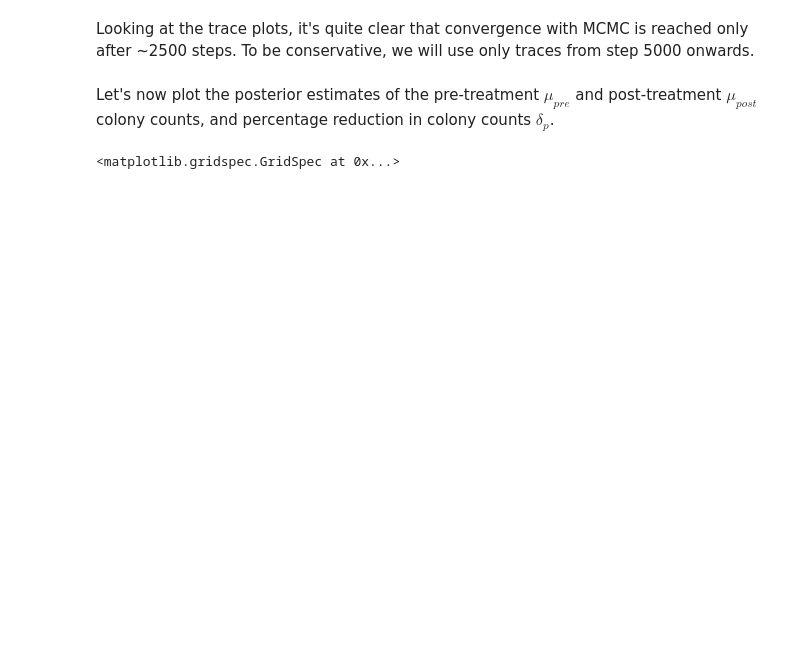
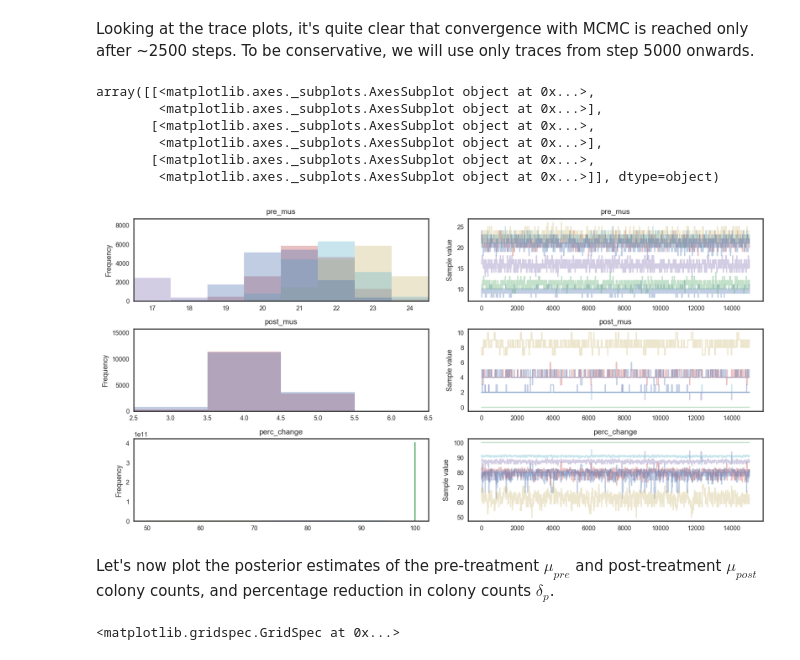
Before and after one commit to afcarl/mia-stats, a Jupyter notebook: sterilization/sterilization.ipynb, the cells around one changed output. Drawn from its saved outputs; the diff is of its cells as text; code cells hidden in the pictures; blank space fills up the shorter version.

```diff
--- a/sterilization/sterilization.ipynb
+++ b/sterilization/sterilization.ipynb
@@ -127,6 +125,15 @@ array([[<matplotlib.axes._subplots.AxesSubplot object at 0x...>,
 Looking at the trace plots, it's quite clear that convergence with MCMC is reached only after ~2500 steps. To be conservative, we will use only traces from step 5000 onwards.
 # %%
 cutoff = 5000
+pm.traceplot(trace[cutoff:])
+# %% [output]
+array([[<matplotlib.axes._subplots.AxesSubplot object at 0x...>,
+        <matplotlib.axes._subplots.AxesSubplot object at 0x...>],
+       [<matplotlib.axes._subplots.AxesSubplot object at 0x...>,
+        <matplotlib.axes._subplots.AxesSubplot object at 0x...>],
+       [<matplotlib.axes._subplots.AxesSubplot object at 0x...>,
+        <matplotlib.axes._subplots.AxesSubplot object at 0x...>]], dtype=object)
+[figure, added]
 # %% [markdown]
 Let's now plot the posterior estimates of the pre-treatment $\mu_{pre}$ and post-treatment $\mu_{post}$ colony counts, and percentage reduction in colony counts $\delta_{p}$.
 # %%
```
Also changed, not shown: parts of 6 cells of this notebook, 1 other file.
